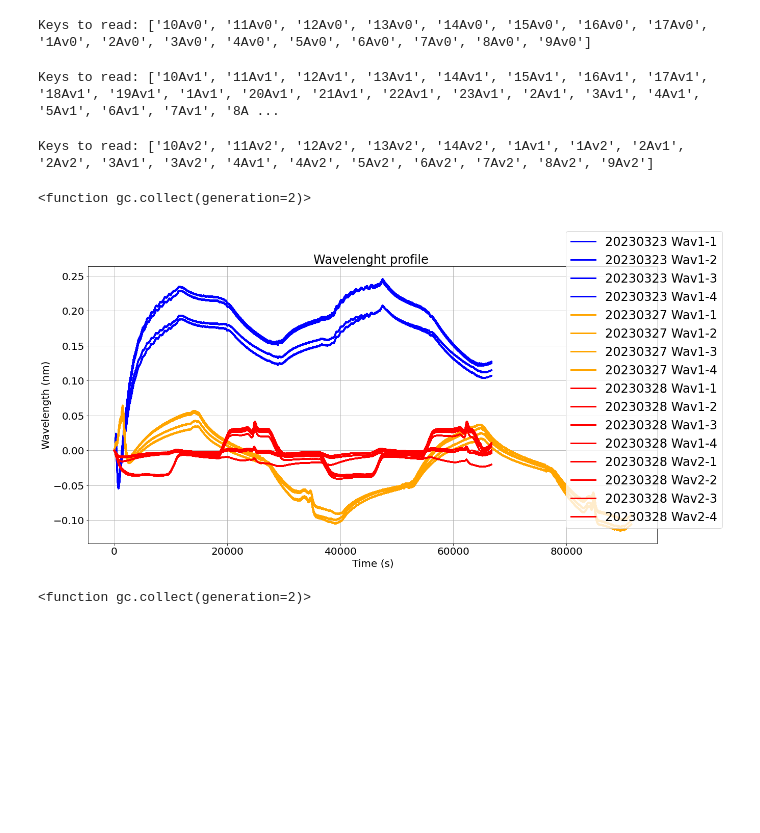
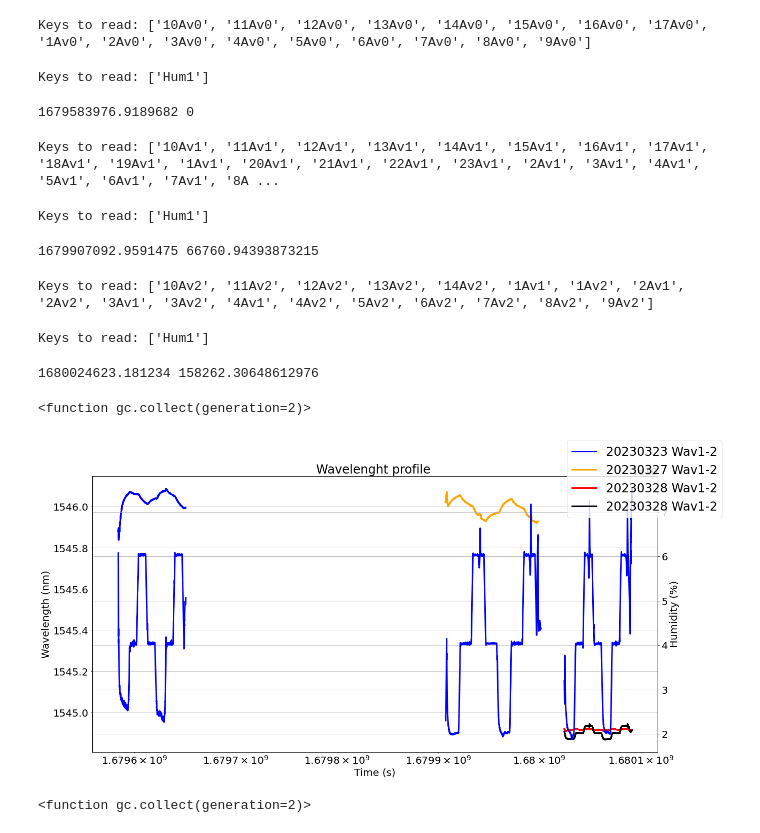
Before and after one commit to jcapo96/FBG_TMS, a Jupyter notebook: ana/march_runs/Coating comparison .ipynb, the cells around one changed output. Drawn from its saved outputs; the diff is of its cells as text; code cells hidden in the pictures; blank space fills up the shorter version.

```diff
--- a/ana/march_runs/Coating comparison .ipynb
+++ b/ana/march_runs/Coating comparison .ipynb
@@ -16,32 +16,55 @@ import gc
 # %%
 #Tres runs, un wav1
 dates=["20230323", "20230327", "20230328"]
 colors = {"20230323":"blue", "20230327":"orange", "20230328":"red"}
 sens="Wav1-2"
 fig,axes = plt.subplots(nrows=1, ncols=1)
+twin_axes = axes.twinx()
 fig.set_size_inches(20, 10)
+tf = 0
+p0 = 0
 for date in dates:
     peaks = getters.get_raw_data(path_to_split=path+date+"/", filetype="peaks", pol="Av").sort_values(by="Timestamp").reset_index(drop=True)
-    for sens in peaks.columns:
-        if sens=="Timestamp":
-            continue
-        axes.plot(peaks["Timestamp"]-peaks["Timestamp"][0], 1e9*(peaks[sens] - peaks[sens][0]), color=colors[date], label=date+" "+sens)
-        #if date =="20230328":
-        #    axes.plot(peaks["Timestamp"]-peaks["Timestamp"][0], 1e9*(peaks[sens] - peaks[sens][0]), color=colors[date], label=date+" Wav2-1")
+    hum = getters.get_raw_data(path_to_split=path+date+"/", filetype="humidity", pol="Hum").sort_values(by="Timestamp").reset_index(drop=True)
+    if date == "20230323":
+        p0 = peaks[sens][0]
+    t0 = peaks["Timestamp"][0]
+    print(t0, tf)
+    axes.plot(peaks["Timestamp"],
+              1e9*(peaks[sens]),
+              color=colors[date], label=date+" "+sens)
+    if date == "20230328":
+        axes.plot(peaks["Timestamp"],
+              1e9*(peaks["Wav2-2"]),
+              color="black", label=date+" "+sens)
+    twin_axes.plot(hum["Timestamp"],
+              1e9*(hum["RH"]),
+              color="blue")
+    tf = np.max(peaks["Timestamp"])-t0+tf
+    #if date =="20230328":
+    #    axes.plot(peaks["Timestamp"]-peaks["Timestamp"][0], 1e9*(peaks[sens] - peaks[sens][0]), color=colors[date], label=date+" Wav2-1")
     axes.set_title("Wavelenght profile ")
     axes.set_xlabel("Time (s)")
     axes.set_ylabel("Wavelength (nm)")
+    twin_axes.set_ylabel("Humidity (%)")
+axes.set_xscale("log")
 fig.legend(loc="upper right")
 fig.show()
 del fig
 del axes
 gc.collect
 # %% [output]
 Keys to read: ['10Av0', '11Av0', '12Av0', '13Av0', '14Av0', '15Av0', '16Av0', '17Av0', '1Av0', '2Av0', '3Av0', '4Av0', '5Av0', '6Av0', '7Av0', '8Av0', '9Av0']
-Keys to read: ['10Av1', '11Av1', '12Av1', '13Av1', '14Av1', '15Av1', '16Av1', '17Av1', '18Av1', '19Av1', '1Av1', '20Av1', '21Av1', '22Av1', '23Av1', '2Av1', '3Av1', '4Av1', '5Av1', '6Av1', '7Av1', '8A ...
+Keys to read: ['Hum1']
-Keys to read: ['10Av2', '11Av2', '12Av2', '13Av2', '14Av2', '1Av1', '1Av2', '2Av1', '2Av2', '3Av1', '3Av2', '4Av1', '4Av2', '5Av2', '6Av2', '7Av2', '8Av2', '9Av2']
+1679583976.9189682 0
-<function gc.collect(generation=2)>
+Keys to read: ['10Av1', '11Av1', '12Av1', '13Av1', '14Av1', '15Av1', '16Av1', '17Av1', '18Av1', '19Av1', '1Av1', '20Av1', '21Av1', '22Av1', '23Av1', '2Av1', '3Av1', '4Av1', '5Av1', '6Av1', '7Av1', '8A ...
+Keys to read: ['Hum1']
+1679907092.9591475 66760.94393873215
+Keys to read: ['10Av2', '11Av2', '12Av2', '13Av2', '14Av2', '1Av1', '1Av2', '2Av1', '2Av2', '3Av1', '3Av2', '4Av1', '4Av2', '5Av2', '6Av2', '7Av2', '8Av2', '9Av2']
+Keys to read: ['Hum1']
+1680024623.181234 158262.30648612976
+<function gc.collect(generation=2)>
-[figure, old version]
+[figure, new version]
 # %%
 gc.collect
 # %% [output]
```
Also changed, not shown: parts of 1 cell of this notebook, 7 other files.
